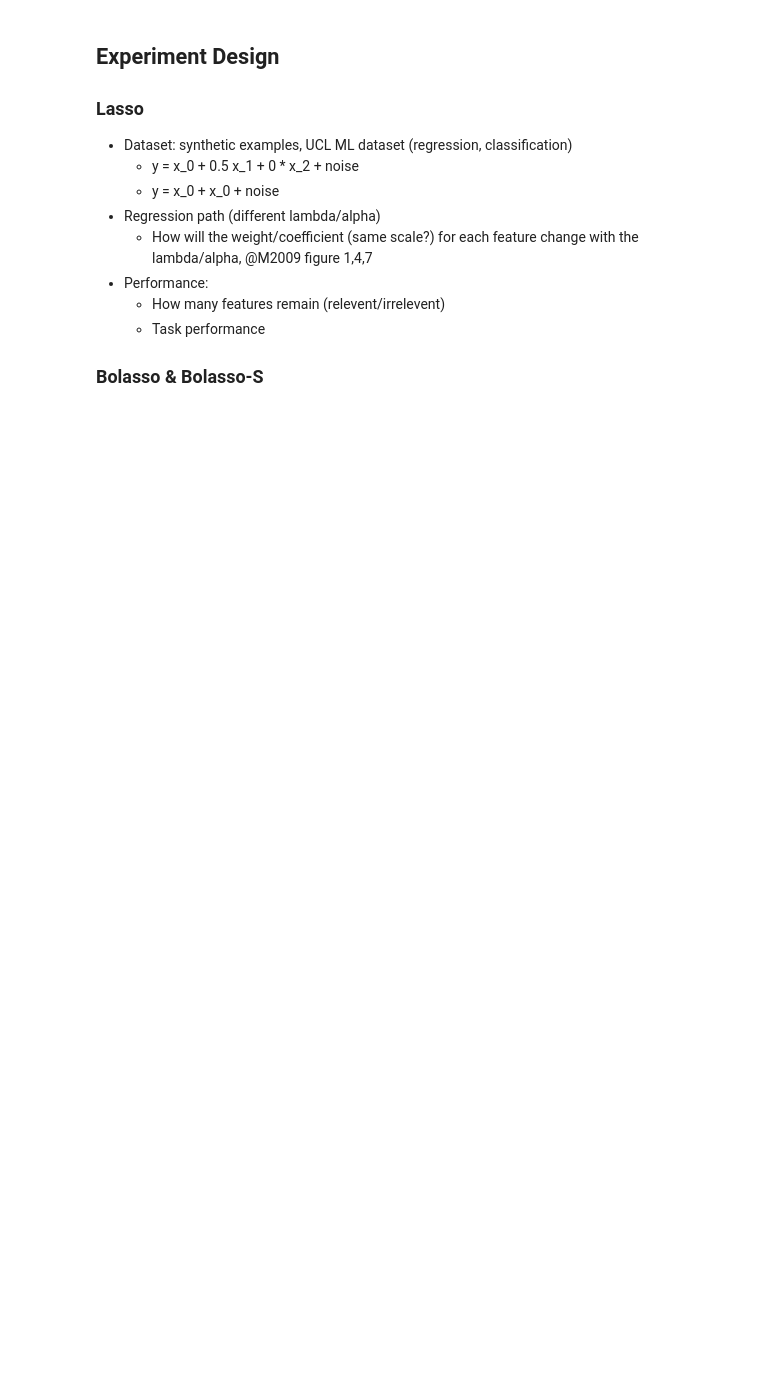
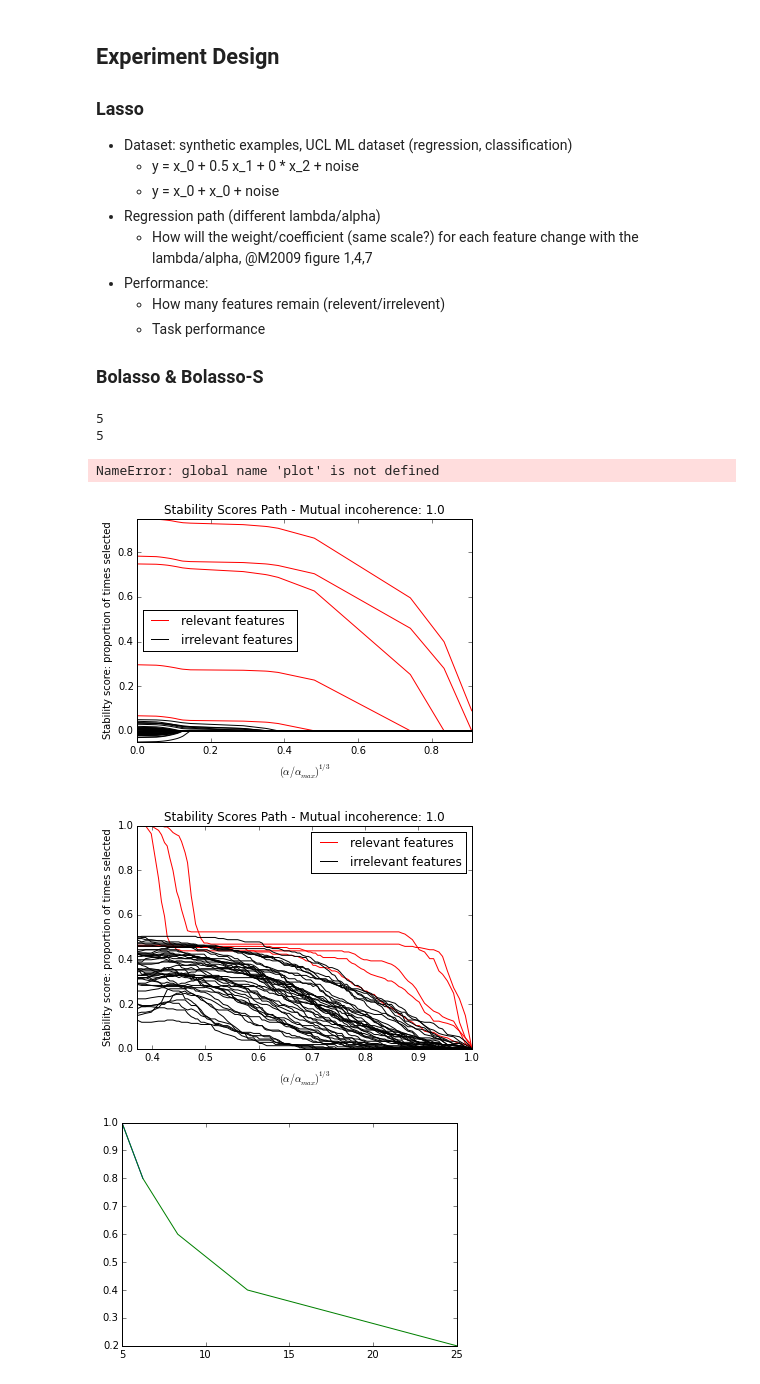
Before and after one commit to JinyiLu/15-688-Tutorial, a Jupyter notebook: Feature Selection Tutorial.ipynb, the cells around one changed output. Cells and saved outputs as stored; diff of their text form; code cells hidden in the pictures; blank space fills up the shorter version.

```diff
--- a/Feature Selection Tutorial.ipynb
+++ b/Feature Selection Tutorial.ipynb
@@ -44,3 +135,29 @@ from sklearn.linear_model import Lasso, LinearRegression, lasso_path
+# %%
+n_sample = 1000
+n_feature = 50
+n_relevant_feature = 5
+noise_level = 0.2
+
+rng = np.random.RandomState(0)
+
+X = rng.rand(n_sample, n_feature)
+coef = np.zeros(n_feature)
+coef[:n_relevant_feature] = rng.rand(n_relevant_feature)
+y = np.dot(X, coef)
+y += noise_level * rng.normal(size=n_sample)
+
+plot_sel_path(X, y, coef, "Lasso")
+
+plot_sel_path(X, y, coef, "Stability")
+
+plot_sel_auc(X, y, coef)
+# %% [output]
+5
+5
+NameError: global name 'plot' is not defined
+[figure, added]
+[figure, added]
+[figure, added]
 # %%
 def plot_reg_path(alphas, coefs, f, log_x=False):
     print alphas.shape, coefs.shape
```
Also changed, not shown: parts of 8 cells of this notebook.
